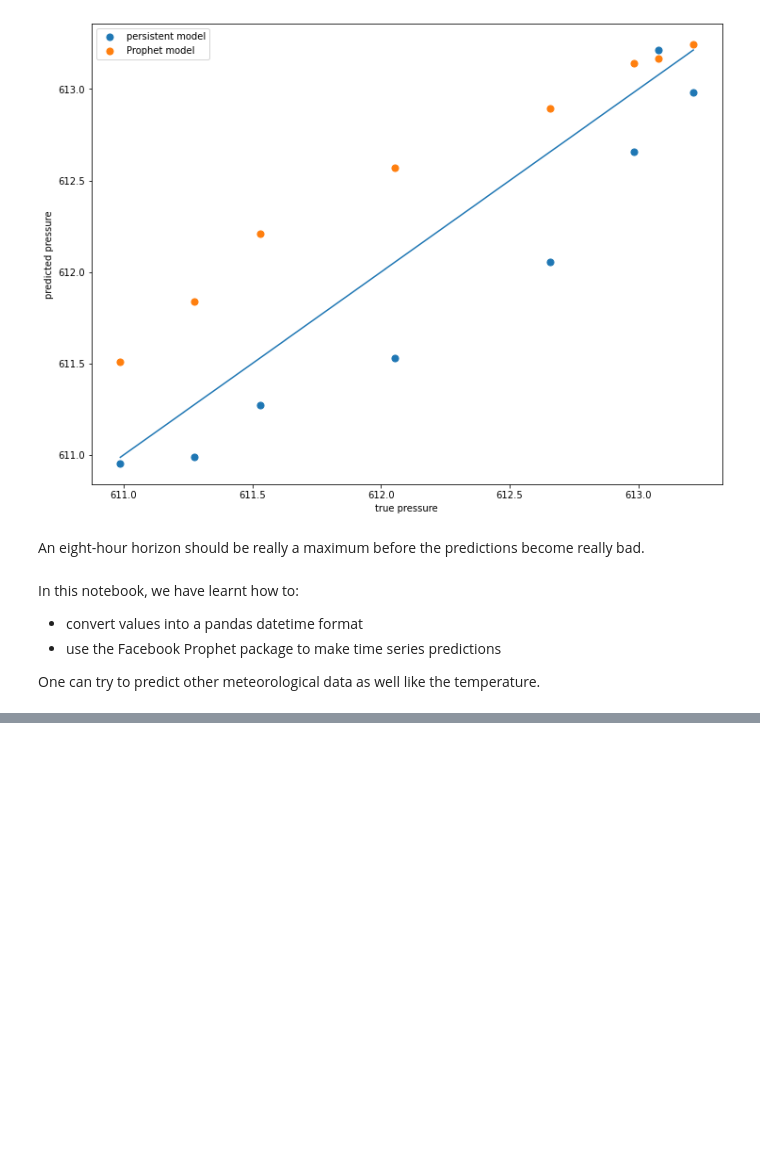
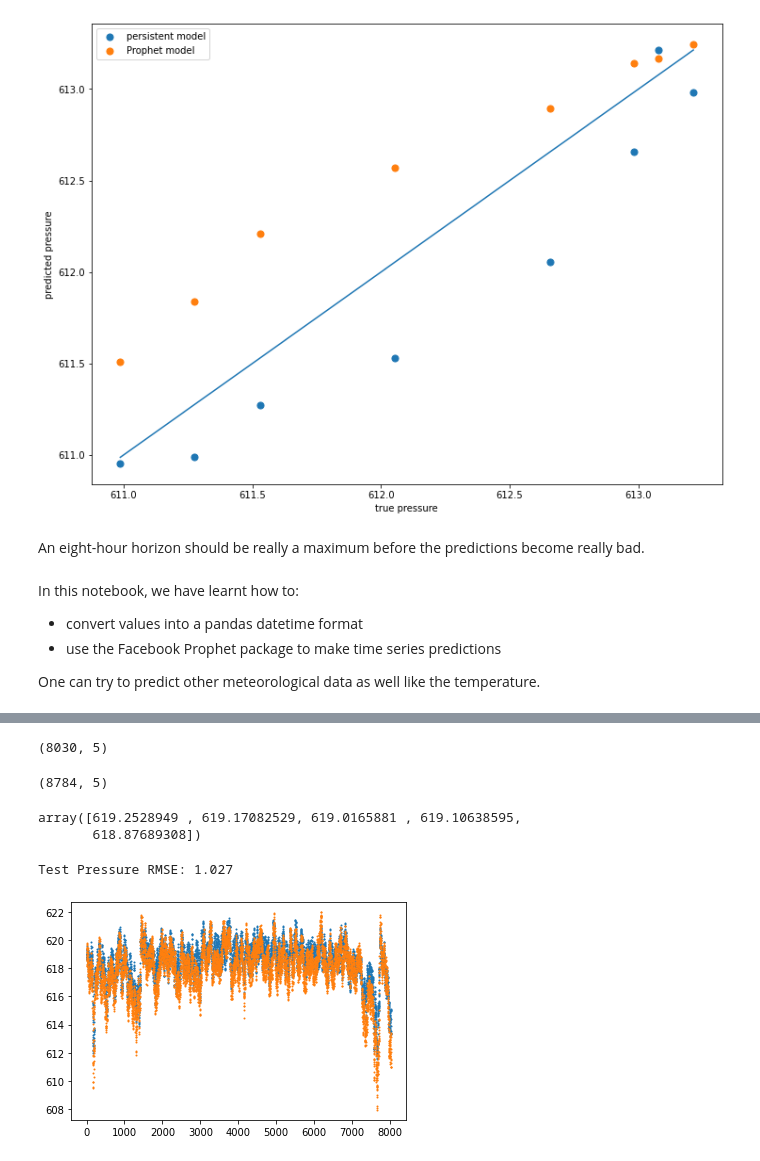
Before and after one commit to wfthi/MaunaKea_weather, a Jupyter notebook: MaunaKea_weather.ipynb, the cells around one changed output, grey strips where cells are left out. Cells and saved outputs as stored; diff of their text form; code cells hidden in the pictures; blank space fills up the shorter version.

```diff
--- a/MaunaKea_weather.ipynb
+++ b/MaunaKea_weather.ipynb
@@ -204,0 +385,39 @@ One can try to predict other meteorological data as well like the temperature.
+# %%
+yhat = model.predict(test_X)  # pressure prediction
+yhat.shape
+# %% [output]
+(8030, 5)
+# %%
+values.shape
+# %% [output]
+(8784, 5)
+# %%
+pressure_test_pred = []
+pred = np.full((test_X.shape[0], values.shape[1]), 0.)
+for y in yhat.T:
+    pred[:, -1] = y
+    pressure_test_pred.append(scaler.inverse_transform(pred)[:, -1])
+pressure_test_pred = np.array(pressure_test_pred)
+# %%
+pressure_test_pred[:, 0]
+# %% [output]
+array([619.2528949 , 619.17082529, 619.0165881 , 619.10638595,
+       618.87689308])
+# %%
+pred[:, 4] = test_y[:, 0]
+pressure_test_value = scaler.inverse_transform(pred)[:, -1]
+# %%
+# calculate RMSE
+from sklearn.metrics import mean_squared_error
+rmse = np.sqrt(mean_squared_error(pressure_test_pred[0, :], pressure_test_value))
+print('Test Pressure RMSE: %.3f' % rmse)
+# %% [output]
+Test Pressure RMSE: 1.027
+# %%
+x = np.arange(0, len(pressure_test_value), 1.)
+plt.scatter(x, pressure_test_pred[0, :], s=1, label='Prediction')
+plt.scatter(x, pressure_test_value, s=1, label='Truth')
+plt.legend()
+plt.show()
+# %% [output]
+[figure, added]
```
Also changed, not shown: parts of 18 cells of this notebook.
